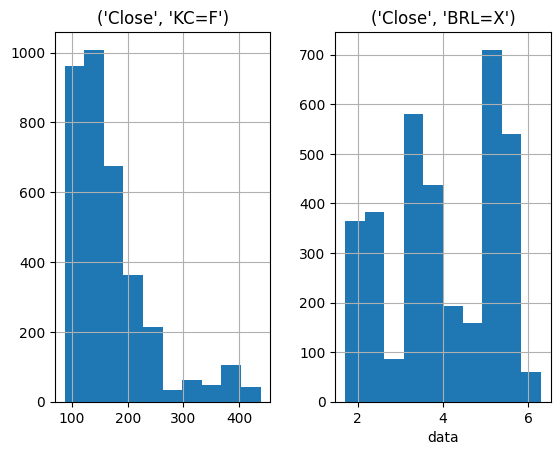
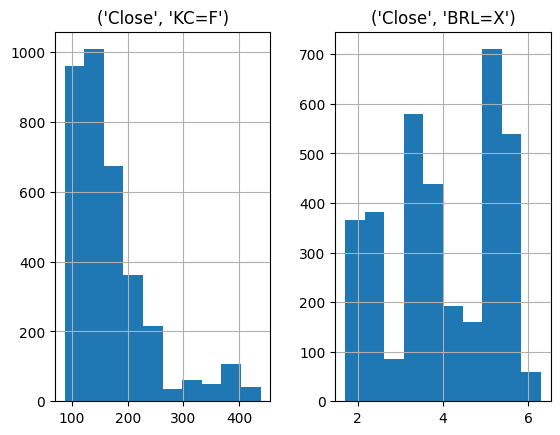
Code edit (unified diff) that turned the first committed figure into the second:
--- before
+++ after
@@ -1,2 +1 @@
 df.hist()
-plt.xlabel("data")

Commit: feat: missing values check